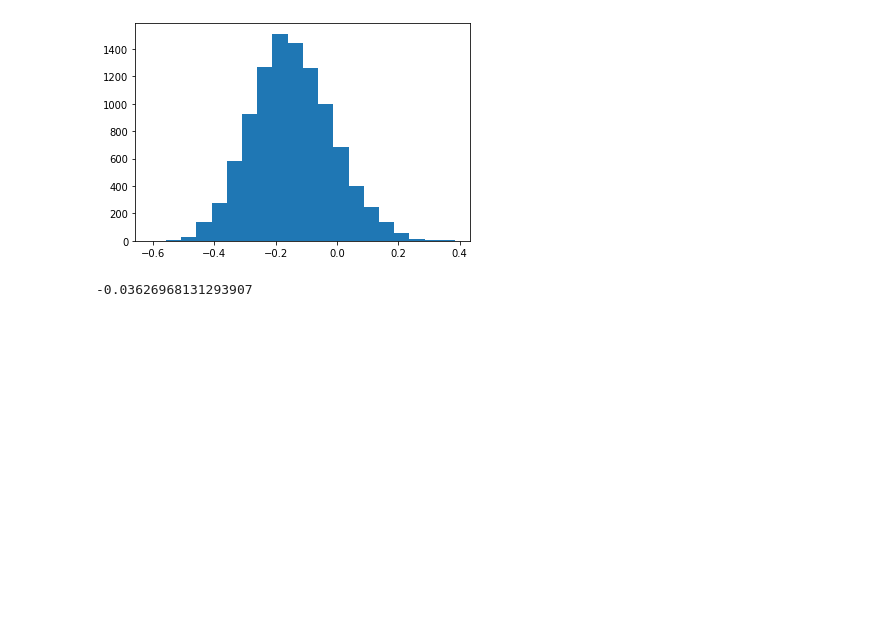
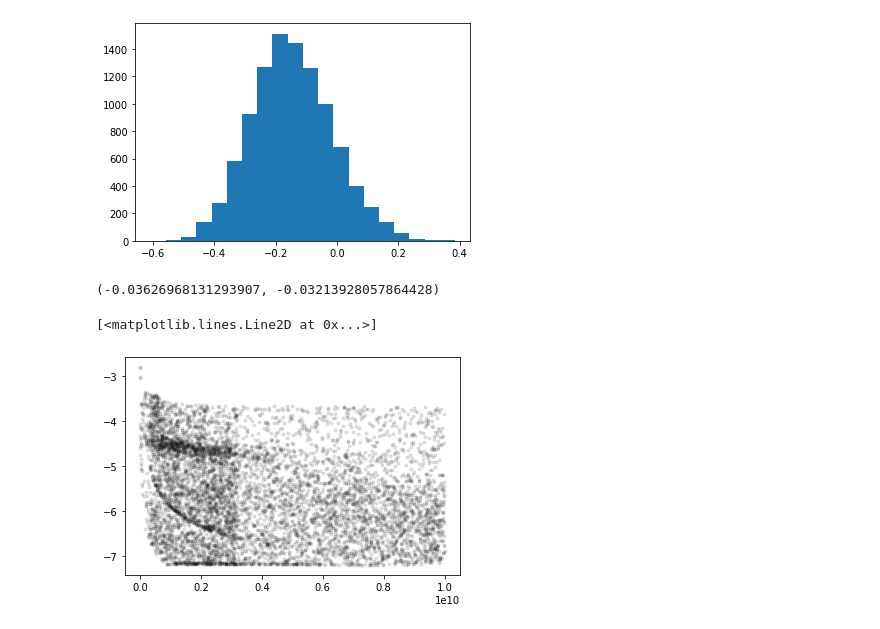
Before and after one commit to jgizis/solarneighborhood, a Jupyter notebook: SN1.ipynb, the cells around one changed output. Drawn from its saved outputs; the diff is of its cells as text; code cells hidden in the pictures; blank space fills up the shorter version.

Commit message:
add hybrid models - but note age limits

```diff
--- a/SN1.ipynb
+++ b/SN1.ipynb
@@ -307,6 +307,21 @@ plt.hist(p1kpc_feh,bins=20)
  <BarContainer object of 20 artists>)
 [figure]
 # %%
-np.average(sn_feh)
+np.average(sn_feh),np.median(sn_feh)
 # %% [output]
--0.03626968131293907
+(-0.03626968131293907, -0.03213928057864428)
+# %%
+#Let us try Saumon & Marley 2009 "Hybrid" models
+hybrid = ascii.read("hybrid_solar_age.txt")
+#caution: These do not include any ages above 10GYR!!!!
+# %%
+Hybrid_interp_Teff =  LinearNDInterpolator ((hybrid['M/Msun'],hybrid['age(Gyr)']),hybrid['Teff(K)'])
+Hybrid_interp_Lum =  LinearNDInterpolator ((hybrid['M/Msun'],hybrid['age(Gyr)']),hybrid['log_L/Lsun'])
+# %%
+sn_teff_hybrid=Hybrid_interp_Teff(sn_masses,sn_ages/1e9)
+sn_lum_hybrid=Hybrid_interp_Lum(sn_masses,sn_ages/1e9)
+# %%
+plt.plot(sn_ages,sn_lum_hybrid,'k.',alpha=0.1)
+# %% [output]
+[<matplotlib.lines.Line2D at 0x...>]
+[figure, added]
```
Also changed, not shown: parts of 4 cells of this notebook, 1 other file.
